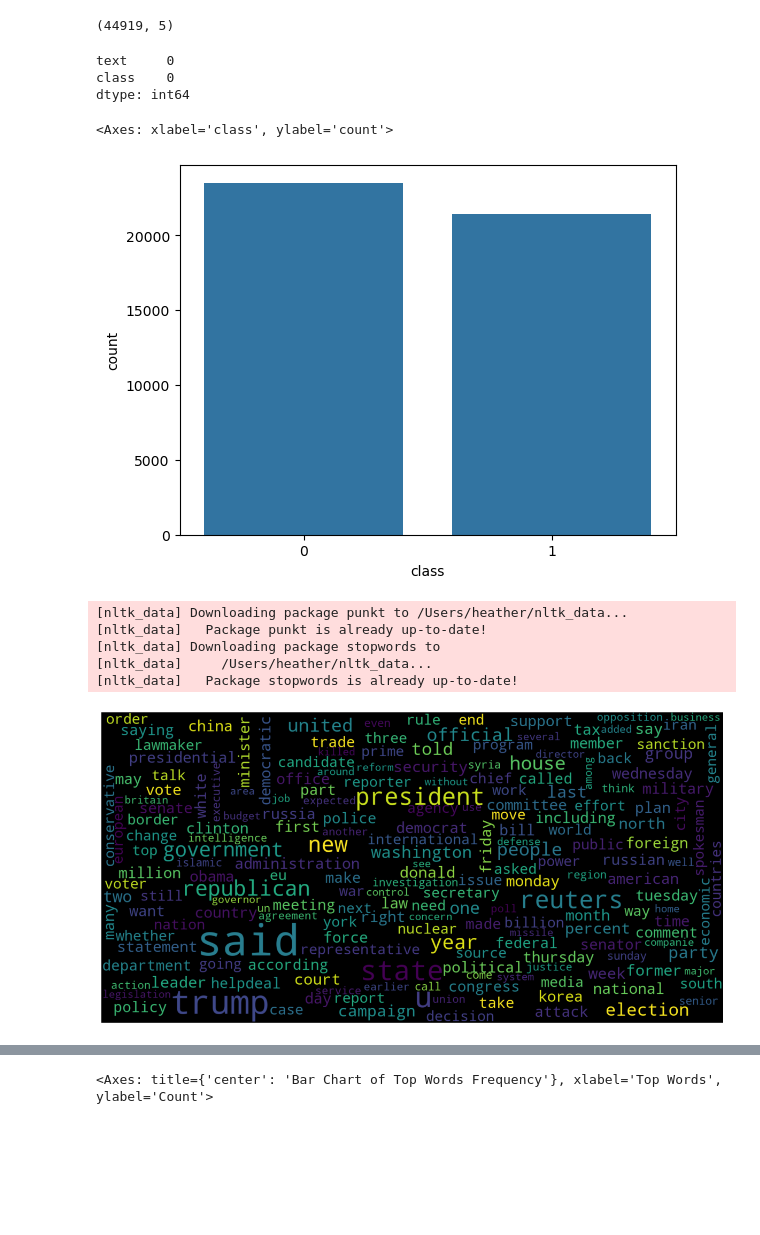
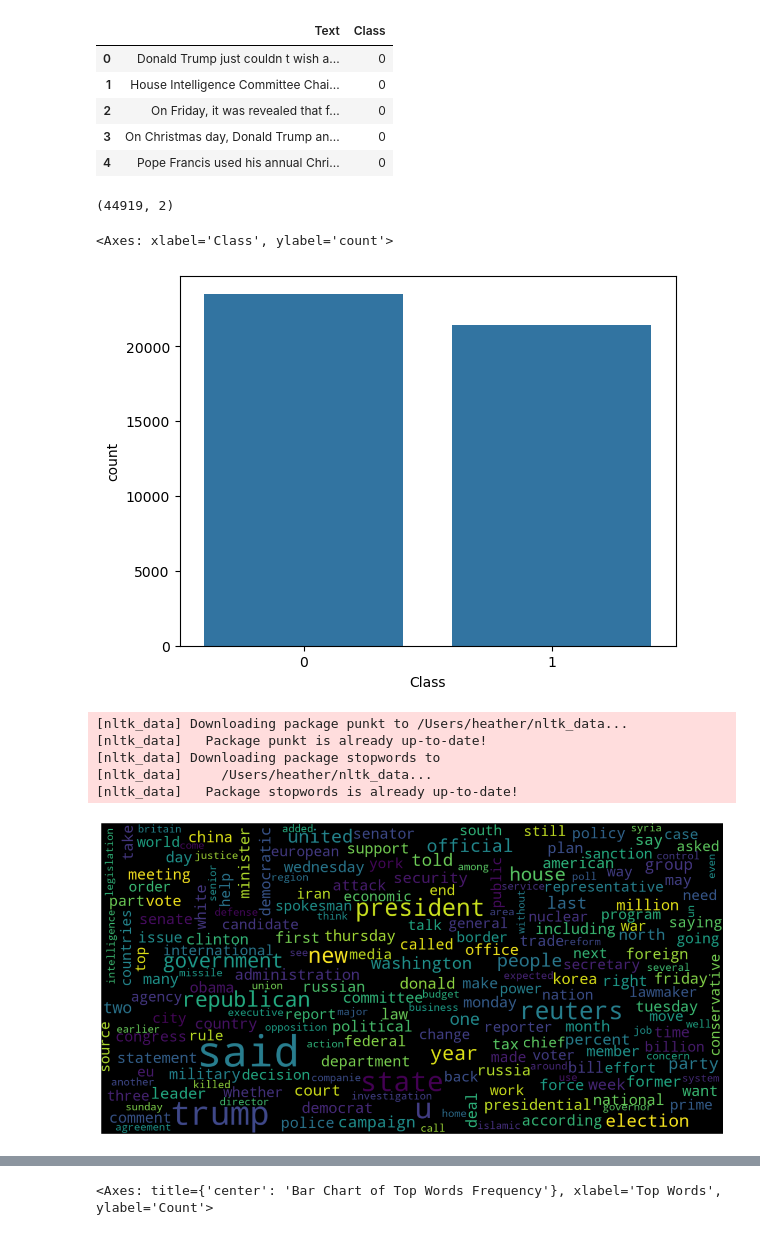
Before and after one commit to zenobiajazmin/project-4, a Jupyter notebook: Fake_News_Detection_using_Machine_Learning.ipynb, the cells around one changed output, grey strips where cells are left out. Drawn from its saved outputs; the diff is of its cells as text; code cells hidden in the pictures; blank space fills up the shorter version.

```diff
--- a/Fake_News_Detection_using_Machine_Learning.ipynb
+++ b/Fake_News_Detection_using_Machine_Learning.ipynb
@@ -17,0 +7,17 @@ data.head()
+# %%
+# Connect to the SQLite database
+connection = sqlite3.connect('/Users/heather/Documents/CodeRepos/project-4/Cleaned_News.db')
+
+# Query the data from the desired table in the database
+query = "SELECT * FROM News_Table"  # Replace 'News_Table' with your actual table name if different
+data = pd.read_sql_query(query, connection)
+
+# Display the first few rows of the DataFrame
+data.head()
+# %% [output]
+|  | Text | Class |
+| 0 | Donald Trump just couldn t wish a... | 0 |
+| 1 | House Intelligence Committee Chai... | 0 |
+| 2 | On Friday, it was revealed that f... | 0 |
+| 3 | On Christmas day, Donald Trump an... | 0 |
+| 4 | Pope Francis used his annual Chri... | 0 |
@@ -19,18 +28,7 @@ data.head()
 # Displaying the shape of the dataset (number of rows and columns)
 data.shape
 # %% [output]
-(44919, 5)
+(44919, 2)
-# %%
-# Dropping unnecessary columns: "title", "subject", and "date"
-# These columns are not relevant for the analysis
-data = data.drop(["title", "subject","date"], axis = 1)
-# %%
-# Checking for missing values in the dataset
-data.isnull().sum()
-# %% [output]
-text     0
-class    0
-dtype: int64
 # %%
 # Shuffling the dataset to randomize the order of rows
 data = data.sample(frac=1) # Shuffle all rows
@@ -40,10 +38,10 @@ data.drop(["index"], axis=1, inplace=True) # Dropping the old index
 # Visualizing the class distribution using a count plot
 # This helps in understanding the balance of the dataset
 sns.countplot(data=data,
-			x='class',
-			order=data['class'].value_counts().index)
+			x='Class',
+			order=data['Class'].value_counts().index)
 # %% [output]
-<Axes: xlabel='class', ylabel='count'>
+<Axes: xlabel='Class', ylabel='count'>
 [figure]
 # %%
 # Importing additional libraries for text preprocessing and visualization
@@ -78,23 +76,23 @@ def preprocess_text(text_data):
 	return preprocessed_text
 # %%
 # Applying the preprocessing function to the "text" column
-preprocessed_review = preprocess_text(data['text'].values)
-data['text'] = preprocessed_review
+preprocessed_review = preprocess_text(data['Text'].values)
+data['Text'] = preprocessed_review
 # %%
 # Generating a WordCloud for Real News (class = 1)
 consolidated = ' '.join(
-	word for word in data['text'][data['class'] == 1].astype(str))
+	word for word in data['Text'][data['Class'] == 1].astype(str))
 wordCloud = WordCloud(width=1600,
 					height=800,
 					random_state=21,
 					max_font_size=110,
 					collocations=False)
 plt.figure(figsize=(15, 10))
 plt.imshow(wordCloud.generate(consolidated), interpolation='bilinear')
 plt.axis('off')
 plt.show()
 # %% [output]
-[figure, old version]
+[figure, new version]
 # %%
 # Generating a WordCloud for Fake News (class = 0)
 consolidated = ' '.join(
```
Also changed, not shown: parts of 9 cells of this notebook.
